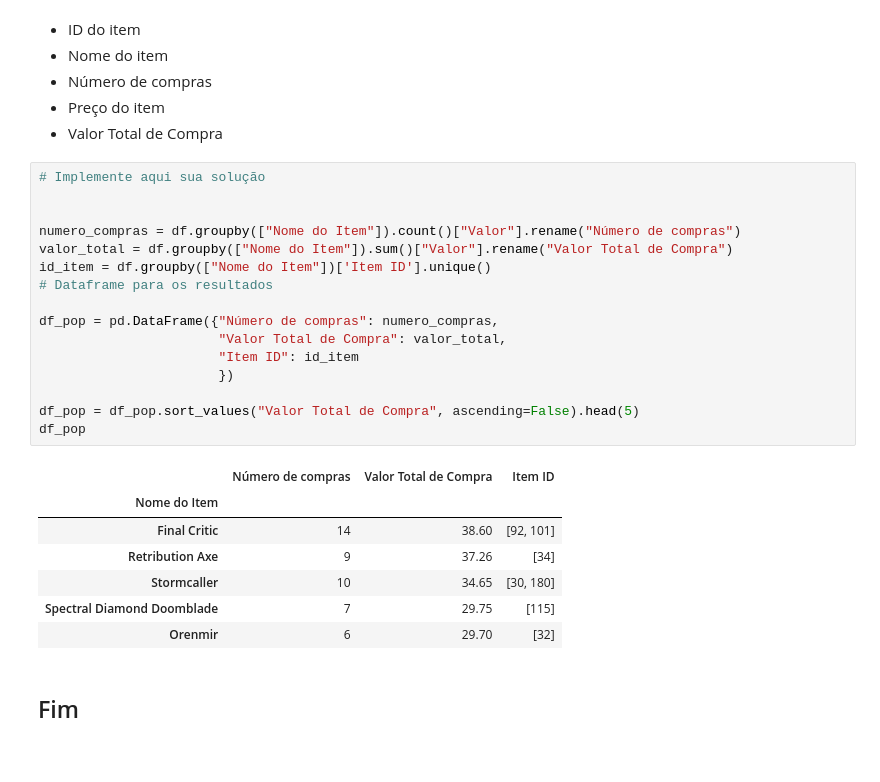
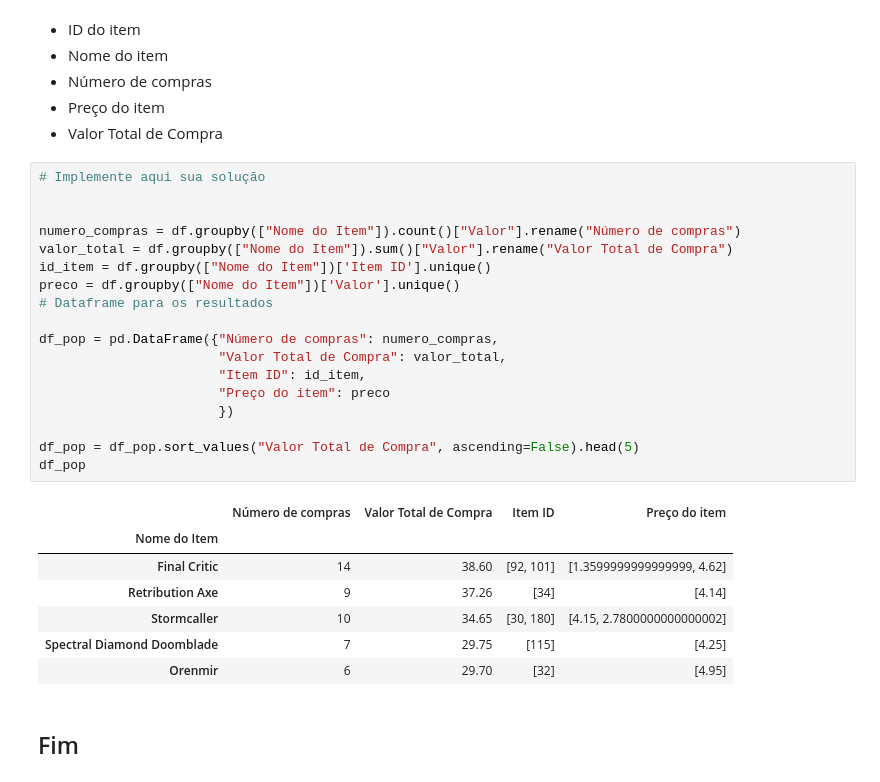
Before and after one commit to avellar1975/PythonFundamentos, a Jupyter notebook: Cap07/DesafioDSA/Missao5/missao5.ipynb, the cells around one changed output. Cells and saved outputs as stored; diff of their text form.

```diff
--- a/Cap07/DesafioDSA/Missao5/missao5.ipynb
+++ b/Cap07/DesafioDSA/Missao5/missao5.ipynb
@@ -359,26 +360,28 @@ Identifique os 5 itens mais lucrativos pelo valor total de compra e, em seguida,
 # %%
 # Implemente aqui sua solução
 
 
 numero_compras = df.groupby(["Nome do Item"]).count()["Valor"].rename("Número de compras")
 valor_total = df.groupby(["Nome do Item"]).sum()["Valor"].rename("Valor Total de Compra")
 id_item = df.groupby(["Nome do Item"])['Item ID'].unique()
+preco = df.groupby(["Nome do Item"])['Valor'].unique()
 # Dataframe para os resultados
 
 df_pop = pd.DataFrame({"Número de compras": numero_compras,
                        "Valor Total de Compra": valor_total,
-                       "Item ID": id_item
+                       "Item ID": id_item,
+                       "Preço do item": preco
                        })
 
 df_pop = df_pop.sort_values("Valor Total de Compra", ascending=False).head(5)
 df_pop
 # %% [output]
-|  | Número de compras | Valor Total de Compra | Item ID |
-| Nome do Item |  |  |  |
-| Final Critic | 14 | 38.60 | [92, 101] |
-| Retribution Axe | 9 | 37.26 | [34] |
-| Stormcaller | 10 | 34.65 | [30, 180] |
-| Spectral Diamond Doomblade | 7 | 29.75 | [115] |
-| Orenmir | 6 | 29.70 | [32] |
+|  | Número de compras | Valor Total de Compra | Item ID | Preço do item |
+| Nome do Item |  |  |  |  |
+| Final Critic | 14 | 38.60 | [92, 101] | [1.3599999999999999, 4.62] |
+| Retribution Axe | 9 | 37.26 | [34] | [4.14] |
+| Stormcaller | 10 | 34.65 | [30, 180] | [4.15, 2.7800000000000002] |
+| Spectral Diamond Doomblade | 7 | 29.75 | [115] | [4.25] |
+| Orenmir | 6 | 29.70 | [32] | [4.95] |
 # %% [markdown]
 ## Fim
```
Also changed, not shown: parts of 4 cells of this notebook.
